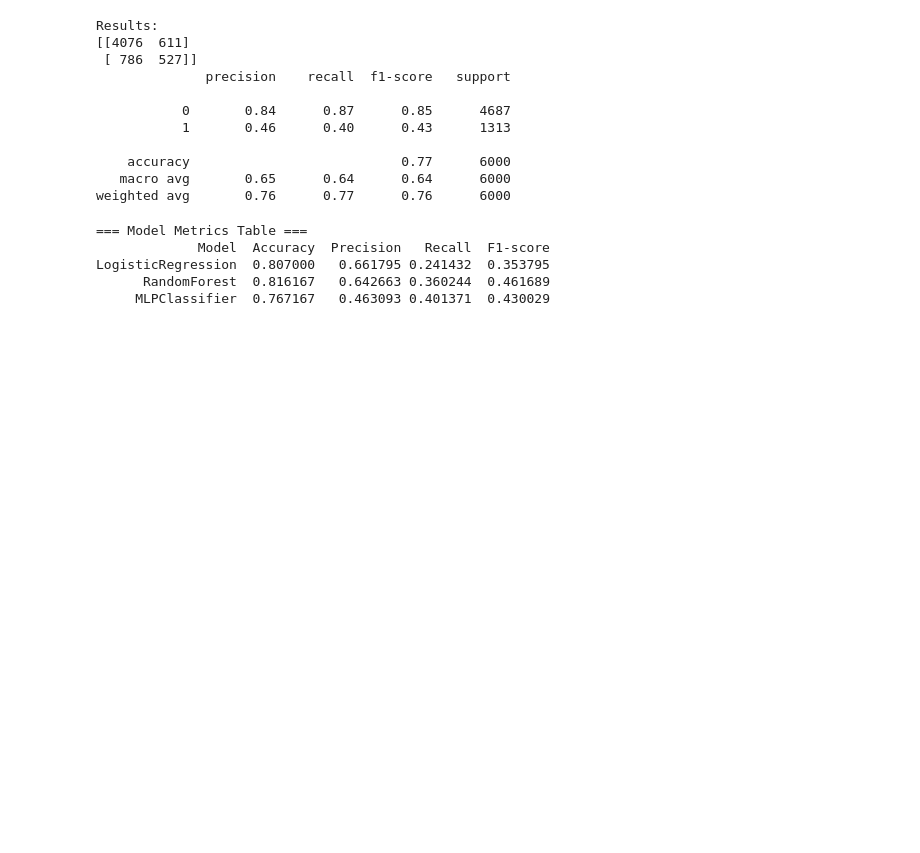
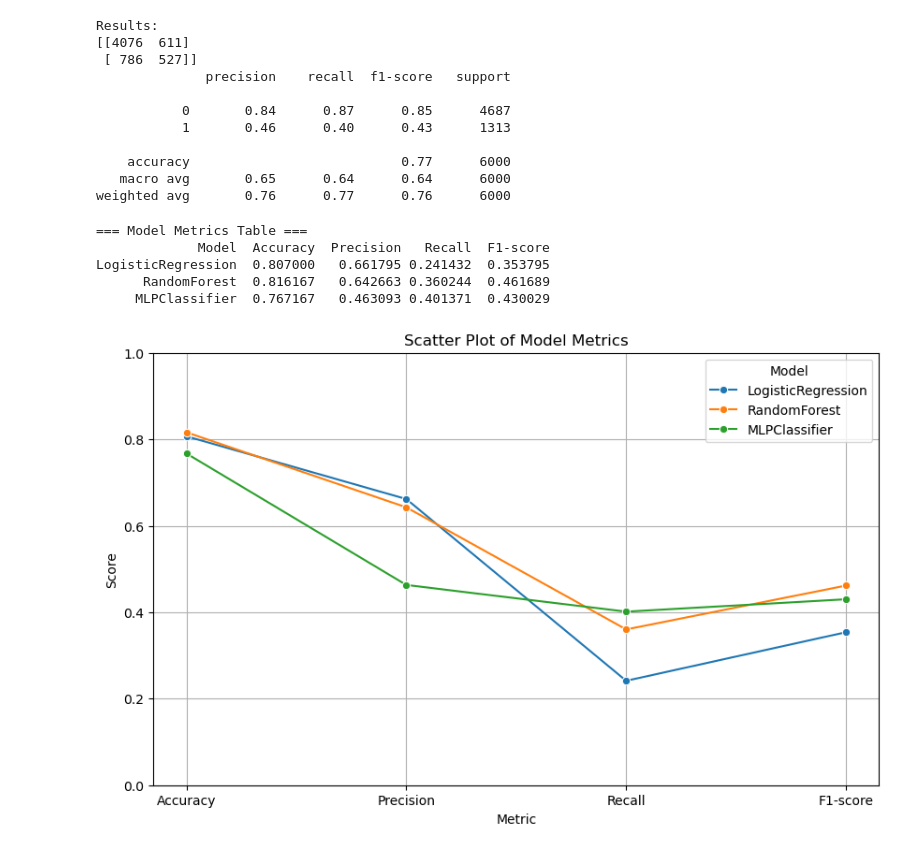
Before and after one commit to annamikulich/PROJECT-4, a Jupyter notebook: credit_default_model.ipynb, the cells around one changed output. Cells and saved outputs as stored; diff of their text form; code cells hidden in the pictures; blank space fills up the shorter version.

```diff
--- a/credit_default_model.ipynb
+++ b/credit_default_model.ipynb
@@ -241,3 +229,25 @@ print(results_df.to_string(index=False))
 LogisticRegression  0.807000   0.661795 0.241432  0.353795
       RandomForest  0.816167   0.642663 0.360244  0.461689
      MLPClassifier  0.767167   0.463093 0.401371  0.430029
+# %%
+import seaborn as sns
+import matplotlib.pyplot as plt
+
+results_melted = results_df.melt(id_vars='Model', var_name='Metric', value_name='Score')
+
+plt.figure(figsize=(10, 6))
+sns.lineplot(
+    data=results_melted,
+    x='Metric',
+    y='Score',
+    hue='Model',
+    marker='o'
+)
+
+plt.title('Scatter Plot of Model Metrics')
+plt.ylim(0, 1)
+plt.grid(True)
+plt.legend(title='Model')
+plt.show()
+# %% [output]
+[figure, added]
```
Also changed, not shown: parts of 1 cell of this notebook.
